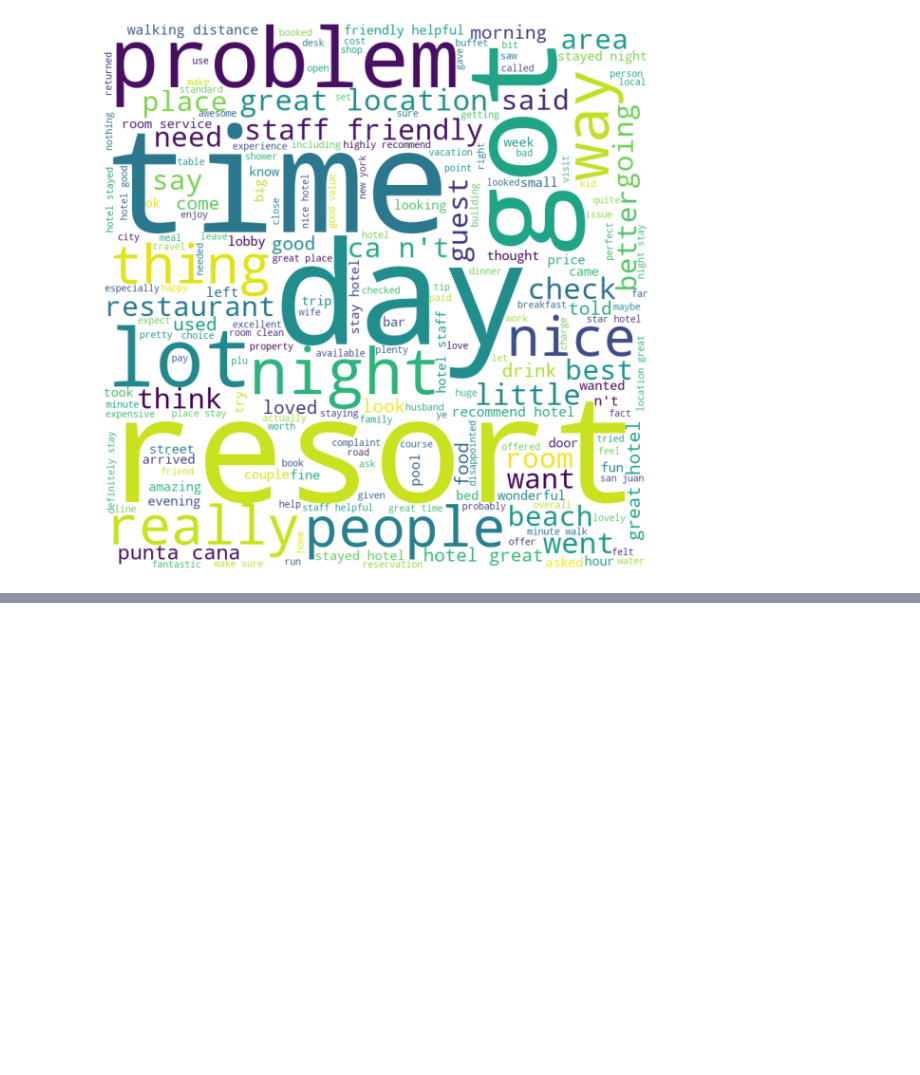
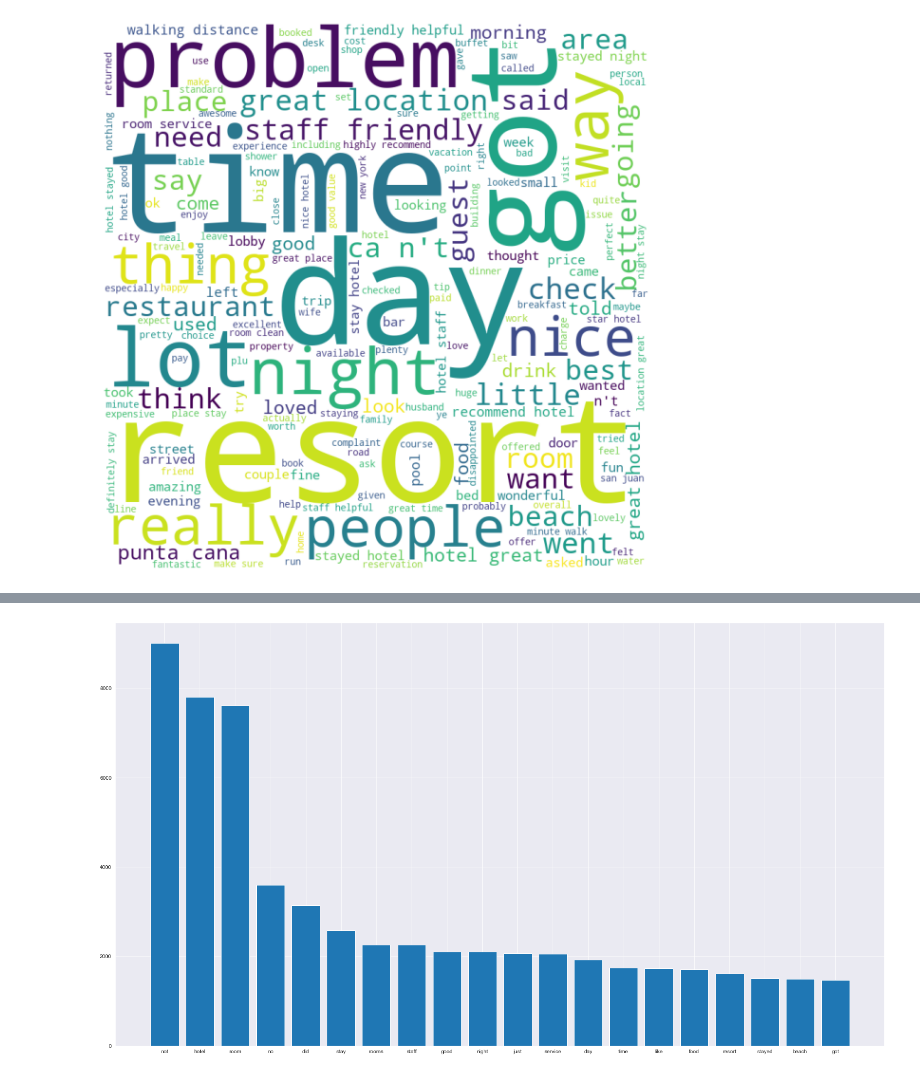
Before and after one commit to SsanyaS14/Hotel-NLP, a Jupyter notebook: Data Cleaning and Exploration.ipynb, the cells around one changed output, grey strips where cells are left out. Cells and saved outputs as stored; diff of their text form; code cells hidden in the pictures; blank space fills up the shorter version.

```diff
--- a/Data Cleaning and Exploration.ipynb
+++ b/Data Cleaning and Exploration.ipynb
@@ -286,0 +367,5 @@ fig.show()
+# %%
+common_words = get_top_n_words(negative['Review'], 20)
+for word, freq in common_words:
+    print(word, freq)
+df3 = pd.DataFrame(common_words, columns = ['Review' , 'count'])
@@ -286,0 +393,10 @@ fig.show()
+# %%
+import matplotlib.pyplot as plt
+fig = plt.figure()
+ax = fig.add_axes([0,0,1,1])
+review = df3['Review']
+count1 = df3['count']
+ax.bar(review,count1)
+plt.show()
+# %% [output]
+[figure, added]
```
Also changed, not shown: parts of 10 cells of this notebook.
